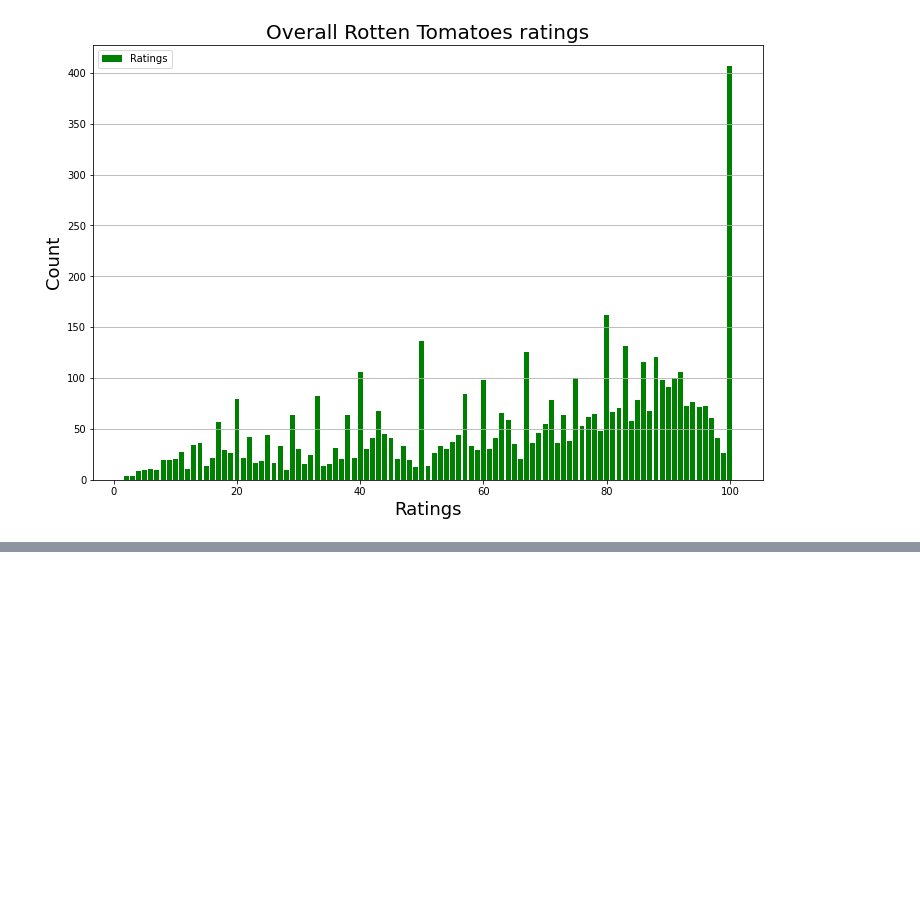
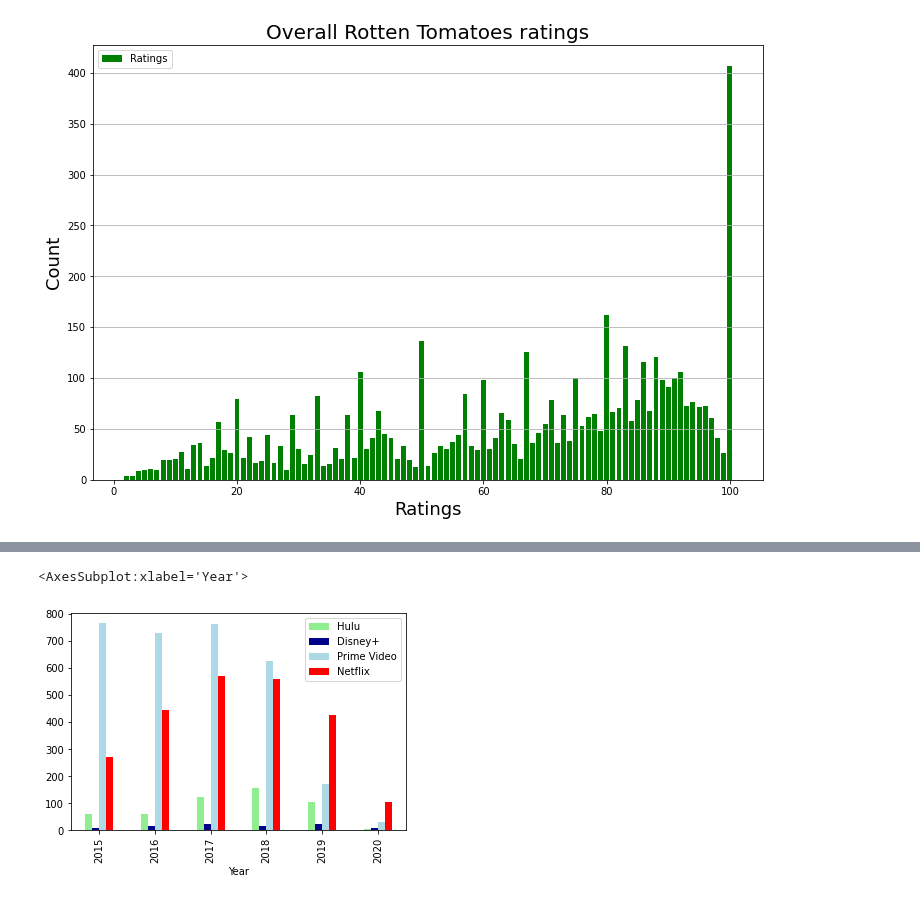
Before and after one commit to jacance/streaming-service-analysis, a Jupyter notebook: pristine_justin_new.ipynb, the cells around one changed output, grey strips where cells are left out. Saved outputs shown, nothing was run; the diff lists cells and outputs as text; code cells hidden in the pictures; blank space fills up the shorter version.

```diff
--- a/pristine_justin_new.ipynb
+++ b/pristine_justin_new.ipynb
@@ -867,3 +867,32 @@ plt.savefig("Images/rot_tom.png")
 plt.show()
 # %% [output]
 [figure]
+# %%
+#Netflix movies count for year 2015-2020
+netflix_new = netflix_data[netflix_data["Year"]>=2015].groupby(["Year"])['Netflix'].count()
+netflix_new
+
+netflix_new_df = netflix_new.to_frame().reset_index()
+#netflix_new_df.T
+#netflix_new_df.plot.bar('Year', 'Netflix', color='b')
+
+#Prime Video movies count for year 2015-2020
+prime_new = prime_data[prime_data["Year"]>=2015].groupby(["Year"])['Prime Video'].count()
+prime_new
+
+prime_new_df = prime_new.to_frame().reset_index()
+prime_new_df
+
+#Hulu movies count for year 2015-2020
+hulu_new = hulu_data[hulu_data["Year"]>=2015].groupby(["Year"])['Hulu'].count()
+hulu_new
+
+hulu_new_df = hulu_new.to_frame().reset_index().rename(columns={"Year":"Year", "Hulu":"Hulu"})
+hulu_new_df
+
+#Disney movies count for year 2015-2020
+disney_new = disney_data[disney_data["Year"]>=2015].groupby(["Year"])['Disney+'].count()
+disney_new
+
+disney_new_df = disney_new.to_frame().reset_index()
+disney_new_df
@@ -869,0 +907,5 @@ plt.show()
+# %%
+merge1 = pd.merge(hulu_new_df, disney_new_df, on='Year' )
+merge2 = pd.merge(prime_new_df, netflix_new_df, on='Year')
+year_merge = pd.merge(merge1, merge2, on='Year')
+year_merge.set_index('Year')
@@ -869,0 +921,5 @@ plt.show()
+# %%
+year_merge.plot.bar('Year',  color=["lightgreen", "darkblue", "lightblue", "red"])
+# %% [output]
+<AxesSubplot:xlabel='Year'>
+[figure, added]
```
Also changed, not shown: parts of 4 cells of this notebook, 1 other file.
